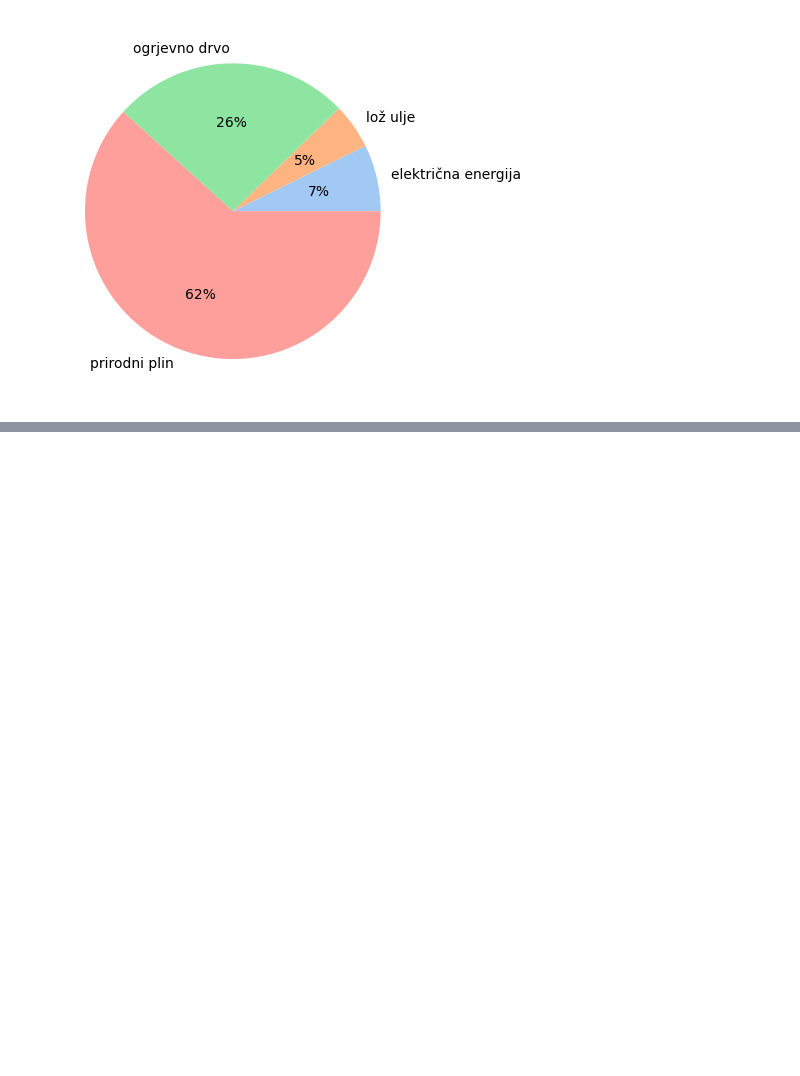
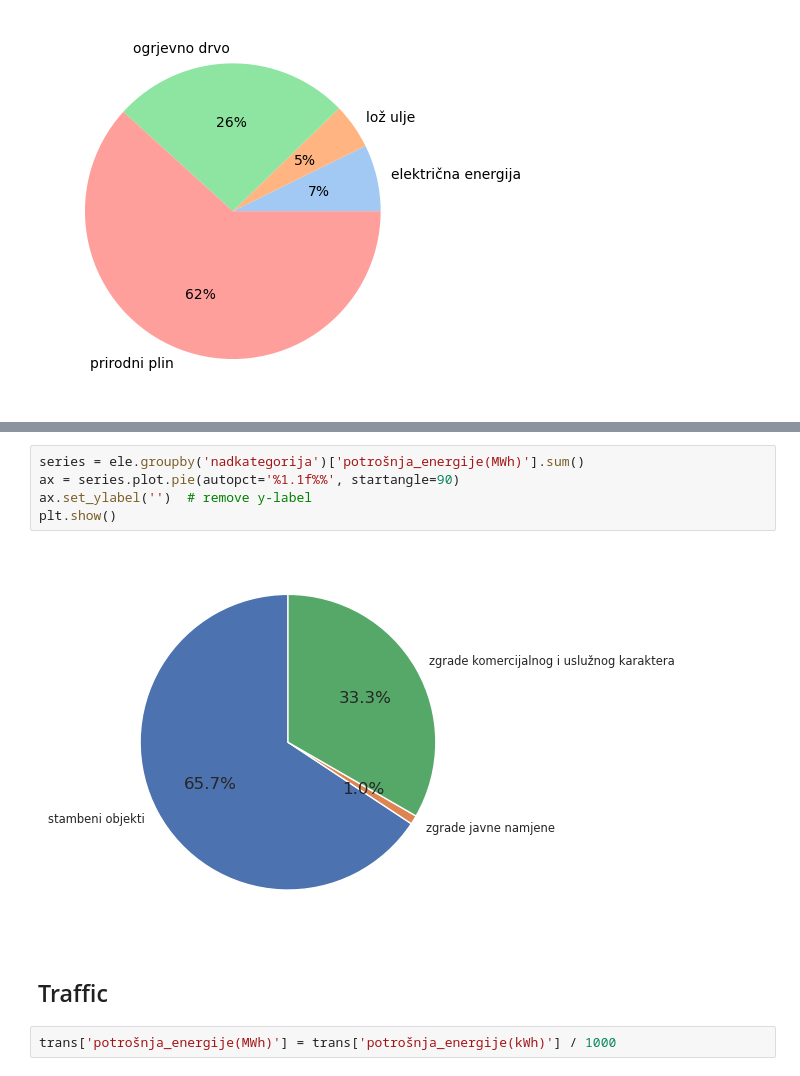
Before and after one commit to Green-Zone-Lab/vk_secap, a Jupyter notebook: notebooks/2011_Base_inventory.ipynb, the cells around one changed output, grey strips where cells are left out. Cells and saved outputs as stored; diff of their text form; blank space fills up the shorter version.

```diff
--- a/notebooks/2011_Base_inventory.ipynb
+++ b/notebooks/2011_Base_inventory.ipynb
@@ -89,0 +117,11 @@ plt.show()
+# %%
+series = ele.groupby('nadkategorija')['potrošnja_energije(MWh)'].sum()
+ax = series.plot.pie(autopct='%1.1f%%', startangle=90)
+ax.set_ylabel('')  # remove y-label
+plt.show()
+# %% [output]
+[figure, added]
+# %% [markdown]
+## Traffic
+# %%
+trans['potrošnja_energije(MWh)'] = trans['potrošnja_energije(kWh)'] / 1000
```
Also changed, not shown: parts of 6 cells of this notebook.
